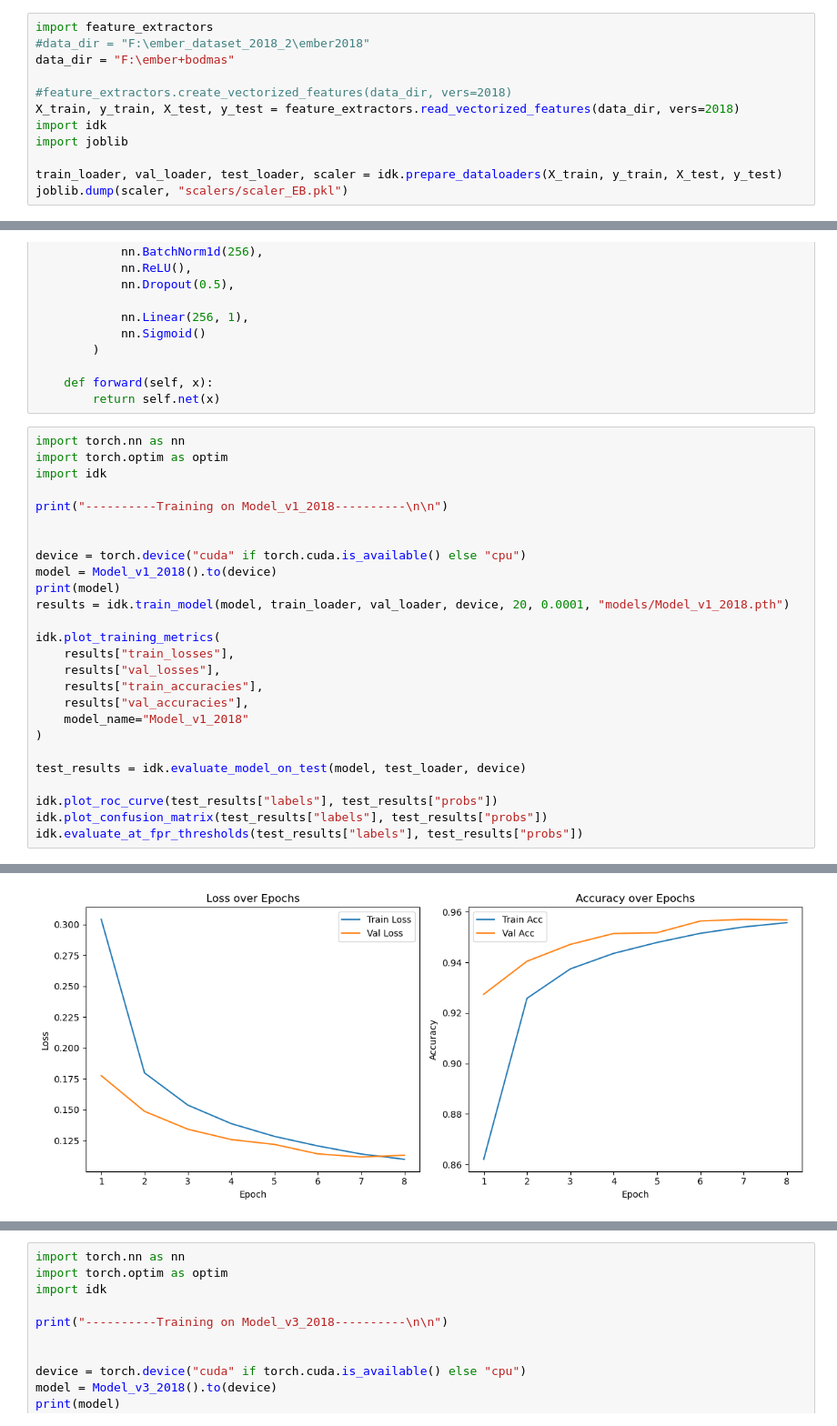
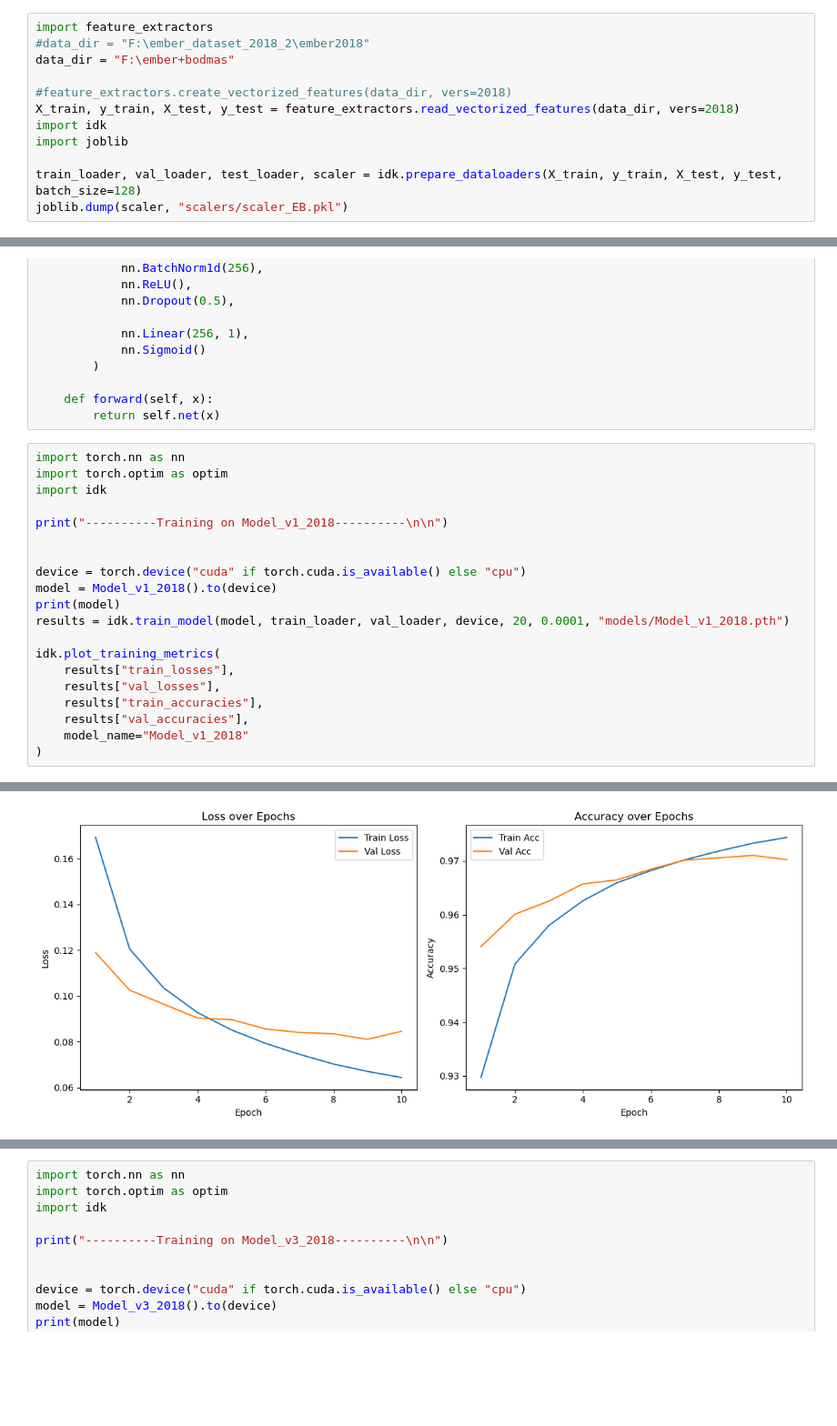
Before and after one commit to AlisaUrsu/SentinelExec_Models, a Jupyter notebook: 2018_dataset.ipynb, the cells around one changed output, grey strips where cells are left out. Shown at 91% size. Saved outputs shown, nothing was run; the diff lists cells and outputs as text; blank space fills up the shorter version.

```diff
--- a/2018_dataset.ipynb
+++ b/2018_dataset.ipynb
@@ -45,7 +45,7 @@ X_train, y_train, X_test, y_test = feature_extractors.read_vectorized_features(d
 import idk
 import joblib
 
-train_loader, val_loader, test_loader, scaler = idk.prepare_dataloaders(X_train, y_train, X_test, y_test)
+train_loader, val_loader, test_loader, scaler = idk.prepare_dataloaders(X_train, y_train, X_test, y_test, batch_size=128)
 joblib.dump(scaler, "scalers/scaler_EB.pkl")
 # %% [output]
 ['scalers/scaler_EB.pkl']
@@ -210,12 +210,6 @@ idk.plot_training_metrics(
     results["val_accuracies"],
     model_name="Model_v1_2018"
 )
-
-test_results = idk.evaluate_model_on_test(model, test_loader, device)
-
-idk.plot_roc_curve(test_results["labels"], test_results["probs"])
-idk.plot_confusion_matrix(test_results["labels"], test_results["probs"])
-idk.evaluate_at_fpr_thresholds(test_results["labels"], test_results["probs"])
 # %% [output]
 ----------Training on Model_v1_2018----------
 
@@ -235,3 +229,3 @@ Epoch 8 | Train Loss: 0.1099 | Train Acc: 0.9557 | Val Loss: 0.1132 | Val Acc: 0
 Early stopping triggered.
 Model_v1_2018
-[figure, old version]
+[figure, new version]
```
Also changed, not shown: parts of 3 cells of this notebook, 2 other files.
